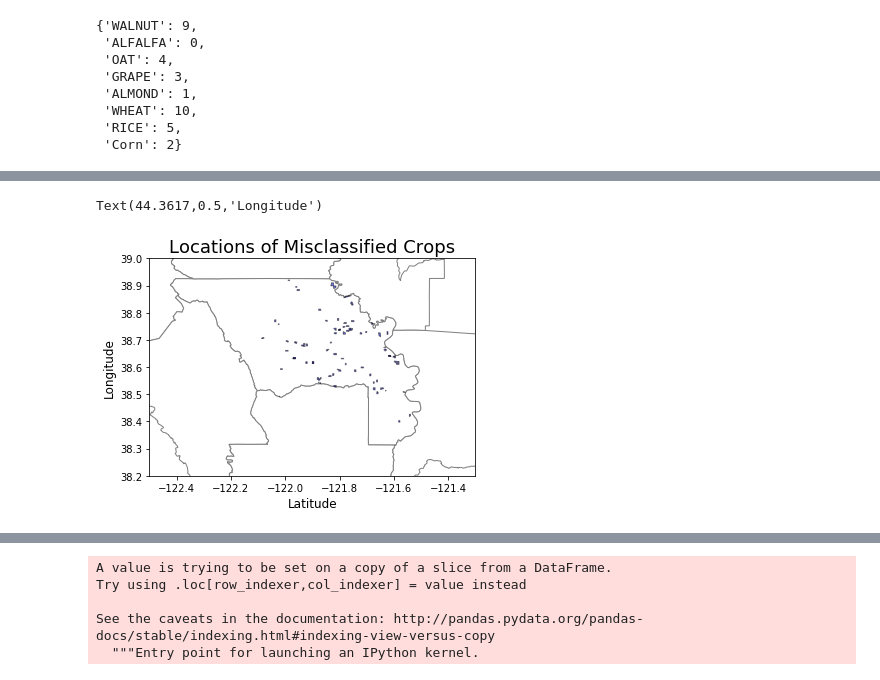
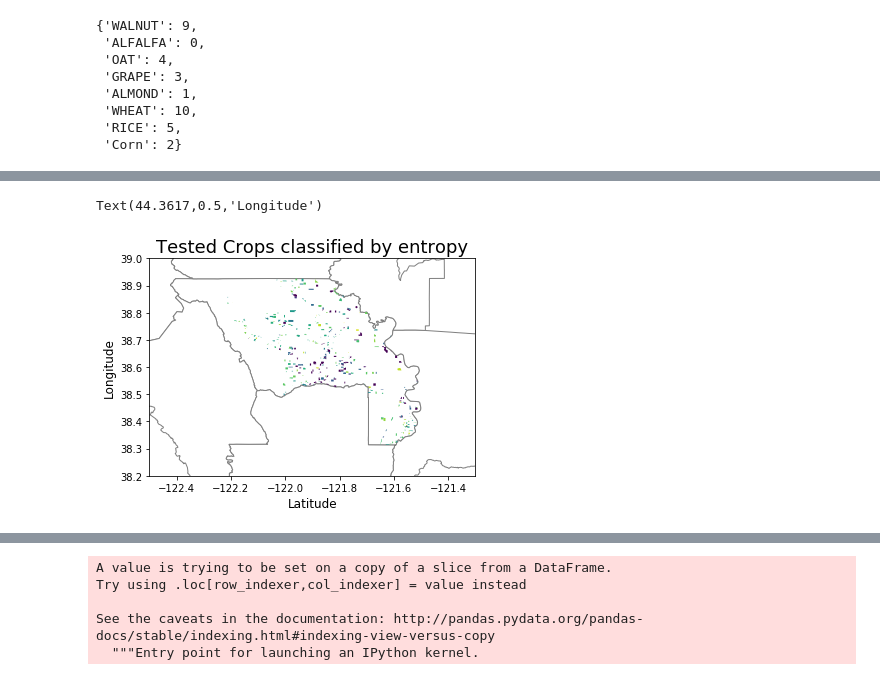
Before and after one commit to MarcelColvin/GeoSpatial-Classification, a Jupyter notebook: MakingAugustoClasses.ipynb, the cells around one changed output, grey strips where cells are left out. Saved outputs shown, nothing was run; the diff lists cells and outputs as text; code cells hidden in the pictures.

```diff
--- a/MakingAugustoClasses.ipynb
+++ b/MakingAugustoClasses.ipynb
@@ -364,5 +376,9 @@ cropfields1.loc[cropfields1["OBJECTID"] == b["OBJECTID"][0]]
 # %%
-c =gpd.GeoDataFrame(b.merge(cropfields1, on = ['OBJECTID'], how = 'left'))
-c.crs = {'init': 'epsg:26910'}
+tests = lottacrop.loc[X_test.index]
+tests['entropy'] = e
+testfields = gpd.GeoDataFrame(tests.merge(cropfields1, on = 'OBJECTID', how = 'left'))
+# %%
+testfields["geometry"] = testfields["geometry_y"]
 # %%
-c= c.to_crs("+proj=longlat +datum=WGS84 +no_defs ")
+testfields.crs = {'init': 'epsg:26910'}
+testfields = testfields.to_crs("+proj=longlat +datum=WGS84 +no_defs ")
@@ -404,0 +401,2 @@ Text(44.3617,0.5,'Longitude')
+# %%
+misclass_test = testfields.loc[misclassified]
@@ -405,12 +424,11 @@ Text(44.3617,0.5,'Longitude')
 # %%
-tomato_mis = c[c["crop_list"] == "TOMATO"]
 ax = yolo.plot(color = "white", edgecolor = "gray")
-tomato_mis.plot(ax =ax, edgecolor = 'black',color = 'blue', alpha = 0.5)
+misclass_test.plot(ax =ax, column = 'entropy')
 ax.set_xlim([-122.5, -121.3])
 ax.set_ylim([38.2, 39])
-ax.set_title("Locations of Misclassified Crops", fontsize = 18)
+ax.set_title("Tested Crops classified by entropy", fontsize = 18)
 ax.set_xlabel("Latitude", fontsize = 12)
 ax.set_ylabel("Longitude", fontsize = 12)
 # %% [output]
 Text(44.3617,0.5,'Longitude')
-[figure, old version]
+[figure, new version]
```
Also changed, not shown: parts of 29 cells of this notebook.
